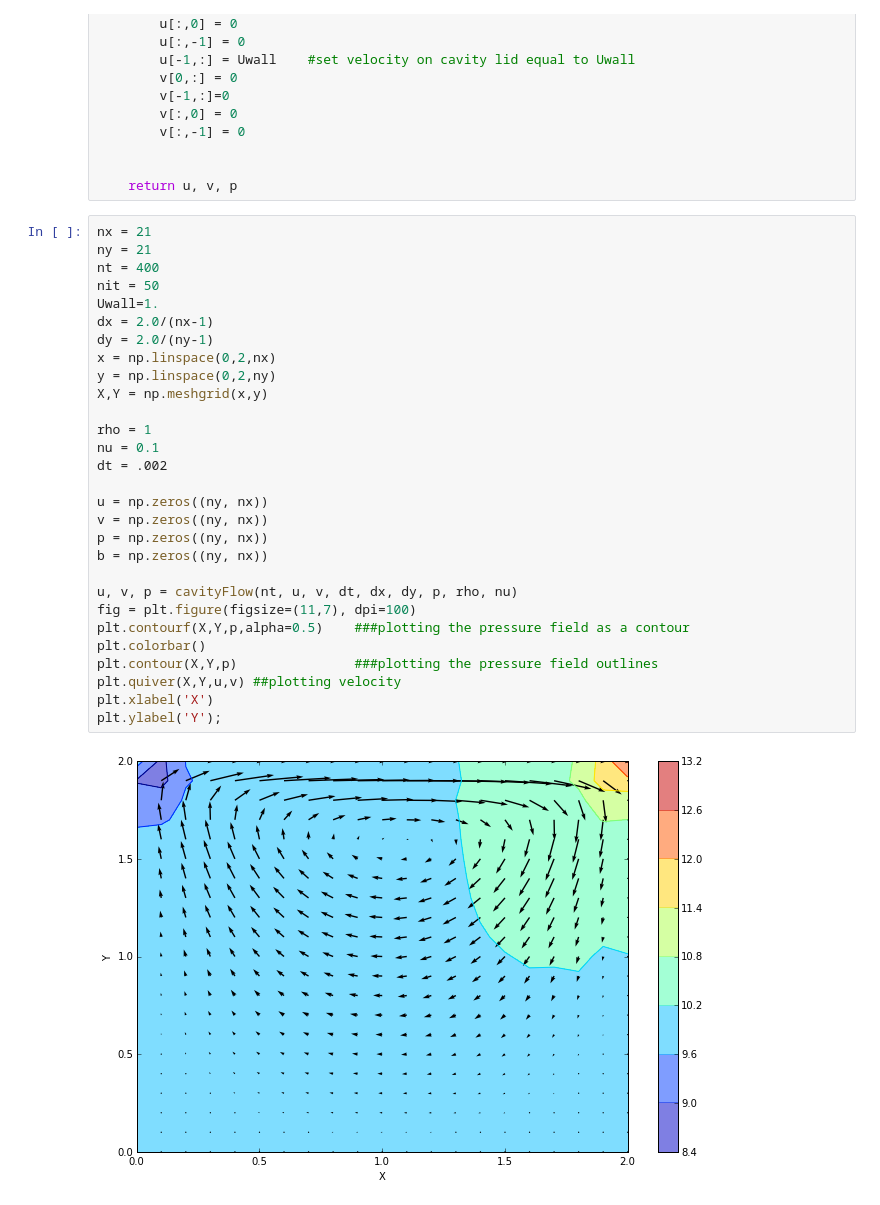
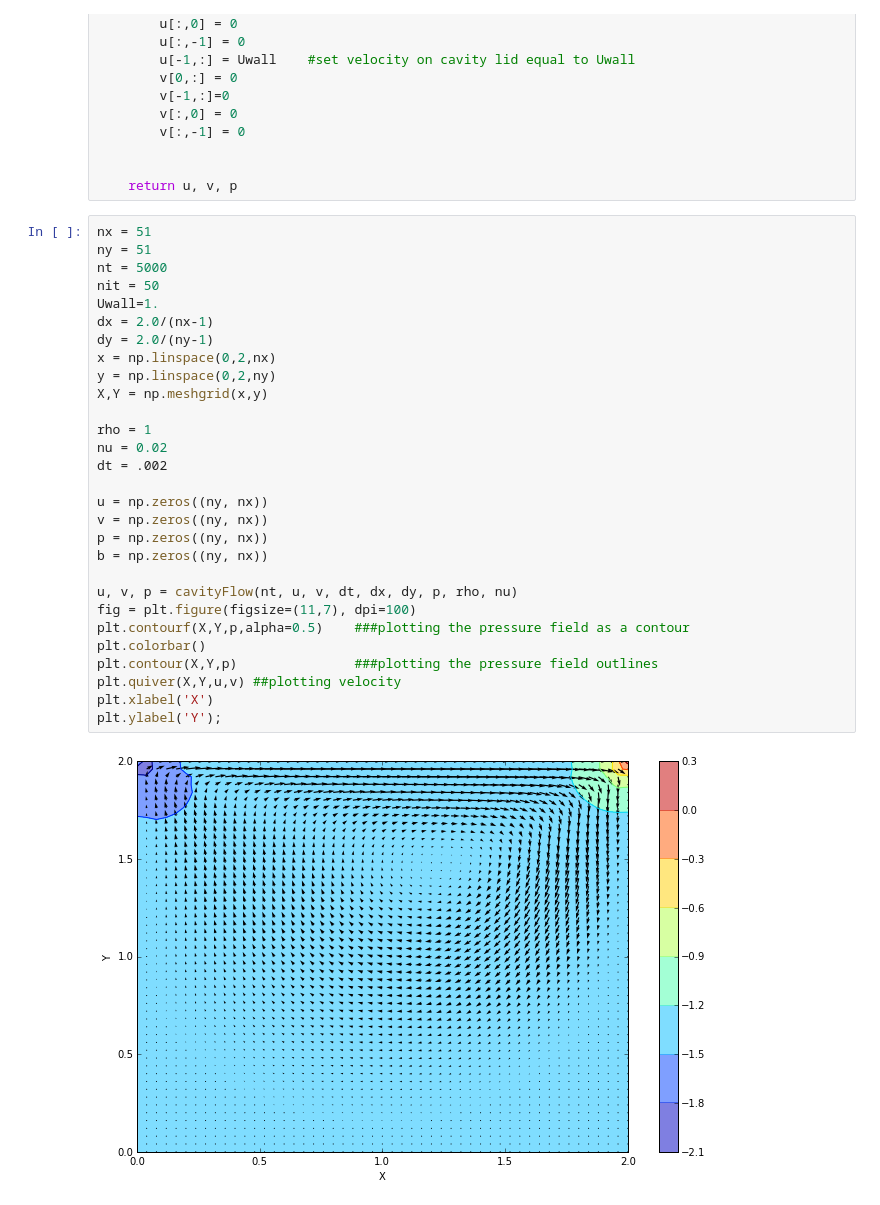
Before and after one commit to cdohl/PAP751, a Jupyter notebook: Finite Difference Techniques/06_velocity pressure formulation.ipynb, the cells around one changed output. Cells and saved outputs as stored; diff of their text form.

```diff
--- a/Finite Difference Techniques/06_velocity pressure formulation.ipynb
+++ b/Finite Difference Techniques/06_velocity pressure formulation.ipynb
@@ -149,36 +149,36 @@ def cavityFlow(nt, u, v, dt, dx, dy, p, rho, nu):
 
     return u, v, p
 # %%
-nx = 21
-ny = 21
-nt = 400
+nx = 51
+ny = 51
+nt = 5000
 nit = 50
 Uwall=1.
 dx = 2.0/(nx-1)
 dy = 2.0/(ny-1)
 x = np.linspace(0,2,nx)
 y = np.linspace(0,2,ny)
 X,Y = np.meshgrid(x,y)
 
 rho = 1
-nu = 0.1
+nu = 0.02
 dt = .002
 
 u = np.zeros((ny, nx))
 v = np.zeros((ny, nx))
 p = np.zeros((ny, nx))
 b = np.zeros((ny, nx))
 
 u, v, p = cavityFlow(nt, u, v, dt, dx, dy, p, rho, nu)
 fig = plt.figure(figsize=(11,7), dpi=100)
 plt.contourf(X,Y,p,alpha=0.5)    ###plotting the pressure field as a contour
 plt.colorbar()
 plt.contour(X,Y,p)               ###plotting the pressure field outlines
 plt.quiver(X,Y,u,v) ##plotting velocity
 plt.xlabel('X')
 plt.ylabel('Y');
 # %% [output]
-[figure, old version]
+[figure, new version]
 # %%
 plt.streamplot(x,y,u,v)
 # %% [output]
```
Also changed, not shown: parts of 1 cell of this notebook, 5 other files.
